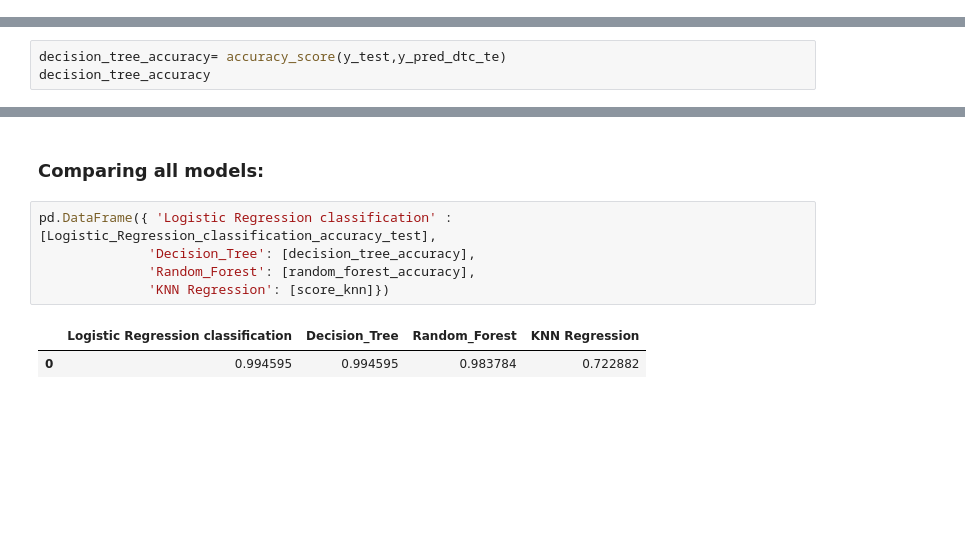
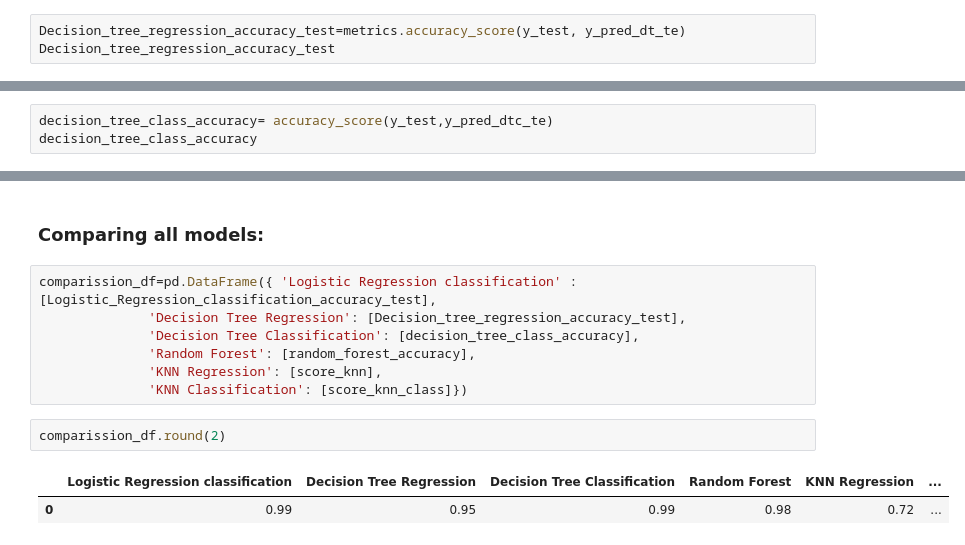
Before and after one commit to Paulabvc/startups_project, a Jupyter notebook: Final_project_startup/notebooks/Model.ipynb, the cells around one changed output, grey strips where cells are left out. Cells and saved outputs as stored; diff of their text form; blank space fills up the shorter version.

```diff
--- a/Final_project_startup/notebooks/Model.ipynb
+++ b/Final_project_startup/notebooks/Model.ipynb
@@ -558,0 +563,3 @@ Decision Tree Accuracy: 0.9945945945945946
+# %%
+Decision_tree_regression_accuracy_test=metrics.accuracy_score(y_test, y_pred_dt_te)
+Decision_tree_regression_accuracy_test
@@ -599,8 +608,8 @@ Feature names must be in the same order as they were in fit.
 
   warnings.warn(message, FutureWarning)
 # %%
-decision_tree_accuracy= accuracy_score(y_test,y_pred_dtc_te)
-decision_tree_accuracy
+decision_tree_class_accuracy= accuracy_score(y_test,y_pred_dtc_te)
+decision_tree_class_accuracy
 # %% [output]
 0.9945945945945946
 # %%
@@ -778,10 +786,14 @@ sns.heatmap(cm_knnc, annot=True, fmt='d', cmap='YlGnBu')
 # %% [markdown]
 ### Comparing all models:
 # %%
-pd.DataFrame({ 'Logistic Regression classification' : [Logistic_Regression_classification_accuracy_test],
-              'Decision_Tree': [decision_tree_accuracy],
-              'Random_Forest': [random_forest_accuracy],
-              'KNN Regression': [score_knn]})
+comparission_df=pd.DataFrame({ 'Logistic Regression classification' : [Logistic_Regression_classification_accuracy_test],
+              'Decision Tree Regression': [Decision_tree_regression_accuracy_test],
+              'Decision Tree Classification': [decision_tree_class_accuracy],
+              'Random Forest': [random_forest_accuracy],
+              'KNN Regression': [score_knn],
+              'KNN Classification': [score_knn_class]})
-# %% [output]
-|  | Logistic Regression classification | Decision_Tree | Random_Forest | KNN Regression |
-| 0 | 0.994595 | 0.994595 | 0.983784 | 0.722882 |
+# %%
+comparission_df.round(2)
+# %% [output]
+|  | Logistic Regression classification | Decision Tree Regression | Decision Tree Classification | Random Forest | KNN Regression | ... |
+| 0 | 0.99 | 0.95 | 0.99 | 0.98 | 0.72 | ... |
```
Also changed, not shown: parts of 13 cells of this notebook.
